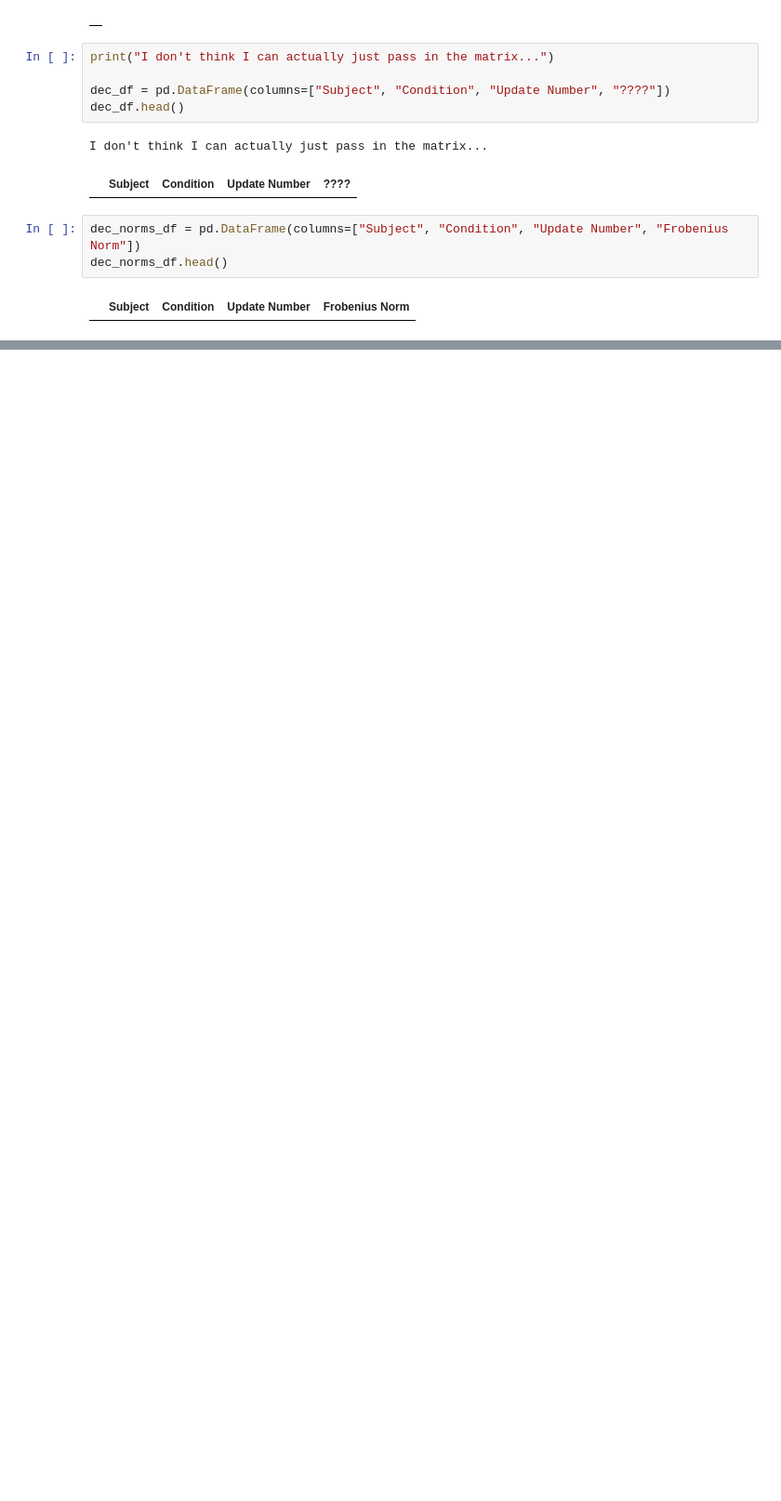
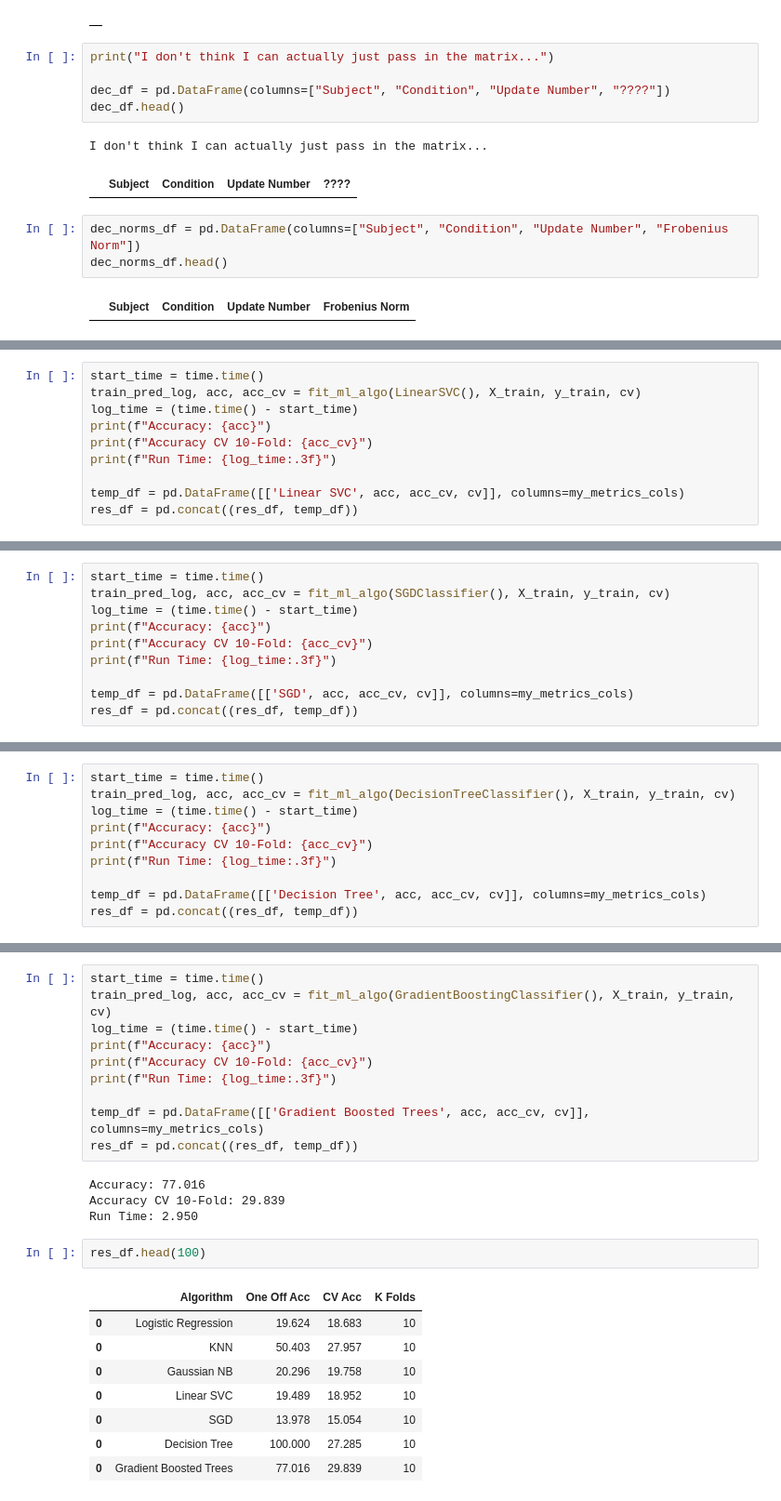
Before and after one commit to kdmalc/personalization-privacy-risk, a Jupyter notebook: 10_Initial_Privacy_Attack.ipynb, the cells around one changed output, grey strips where cells are left out. Shown at 93% size. Saved outputs shown, nothing was run; the diff lists cells and outputs as text; blank space fills up the shorter version.

```diff
--- a/10_Initial_Privacy_Attack.ipynb
+++ b/10_Initial_Privacy_Attack.ipynb
@@ -220,0 +380,10 @@ emg_labels_df.head()
+# %%
+start_time = time.time()
+train_pred_log, acc, acc_cv = fit_ml_algo(LinearSVC(), X_train, y_train, cv)
+log_time = (time.time() - start_time)
+print(f"Accuracy: {acc}")
+print(f"Accuracy CV 10-Fold: {acc_cv}")
+print(f"Run Time: {log_time:.3f}")
+
+temp_df = pd.DataFrame([['Linear SVC', acc, acc_cv, cv]], columns=my_metrics_cols)
+res_df = pd.concat((res_df, temp_df))
@@ -220,0 +396,10 @@ emg_labels_df.head()
+# %%
+start_time = time.time()
+train_pred_log, acc, acc_cv = fit_ml_algo(SGDClassifier(), X_train, y_train, cv)
+log_time = (time.time() - start_time)
+print(f"Accuracy: {acc}")
+print(f"Accuracy CV 10-Fold: {acc_cv}")
+print(f"Run Time: {log_time:.3f}")
+
+temp_df = pd.DataFrame([['SGD', acc, acc_cv, cv]], columns=my_metrics_cols)
+res_df = pd.concat((res_df, temp_df))
@@ -220,0 +412,10 @@ emg_labels_df.head()
+# %%
+start_time = time.time()
+train_pred_log, acc, acc_cv = fit_ml_algo(DecisionTreeClassifier(), X_train, y_train, cv)
+log_time = (time.time() - start_time)
+print(f"Accuracy: {acc}")
+print(f"Accuracy CV 10-Fold: {acc_cv}")
+print(f"Run Time: {log_time:.3f}")
+
+temp_df = pd.DataFrame([['Decision Tree', acc, acc_cv, cv]], columns=my_metrics_cols)
+res_df = pd.concat((res_df, temp_df))
@@ -220,0 +428,25 @@ emg_labels_df.head()
+# %%
+start_time = time.time()
+train_pred_log, acc, acc_cv = fit_ml_algo(GradientBoostingClassifier(), X_train, y_train, cv)
+log_time = (time.time() - start_time)
+print(f"Accuracy: {acc}")
+print(f"Accuracy CV 10-Fold: {acc_cv}")
+print(f"Run Time: {log_time:.3f}")
+
+temp_df = pd.DataFrame([['Gradient Boosted Trees', acc, acc_cv, cv]], columns=my_metrics_cols)
+res_df = pd.concat((res_df, temp_df))
+# %% [output]
+Accuracy: 77.016
+Accuracy CV 10-Fold: 29.839
+Run Time: 2.950
+# %%
+res_df.head(100)
+# %% [output]
+|  | Algorithm | One Off Acc | CV Acc | K Folds |
+| 0 | Logistic Regression | 19.624 | 18.683 | 10 |
+| 0 | KNN | 50.403 | 27.957 | 10 |
+| 0 | Gaussian NB | 20.296 | 19.758 | 10 |
+| 0 | Linear SVC | 19.489 | 18.952 | 10 |
+| 0 | SGD | 13.978 | 15.054 | 10 |
+| 0 | Decision Tree | 100.000 | 27.285 | 10 |
+| 0 | Gradient Boosted Trees | 77.016 | 29.839 | 10 |
```
Also changed, not shown: parts of 42 cells of this notebook.
